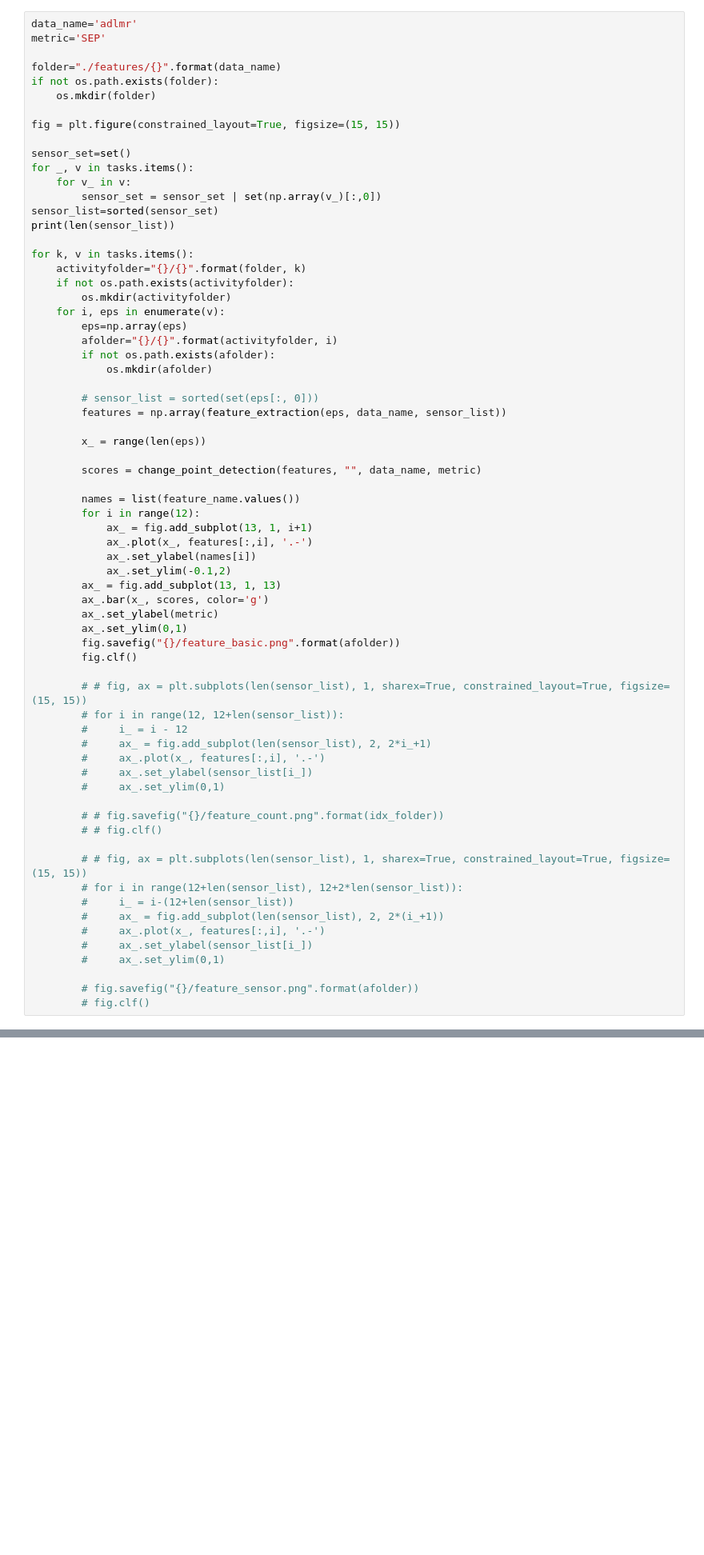
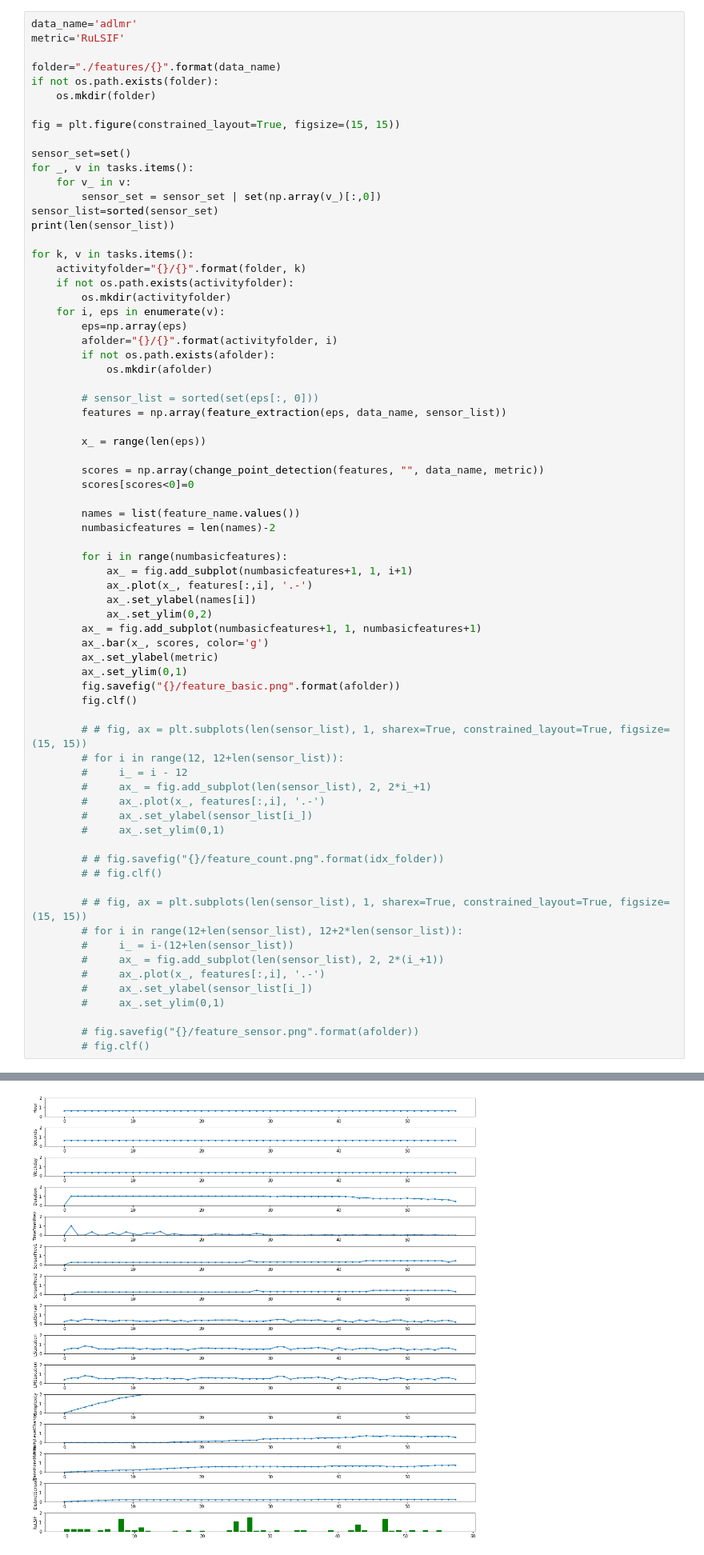
Before and after one commit to cdsnlab/AIoTService, a Jupyter notebook: segmentation/adlmr.ipynb, the cells around one changed output, grey strips where cells are left out. Shown at 80% size. Saved outputs shown, nothing was run; the diff lists cells and outputs as text; blank space fills up the shorter version.

Commit message:
segmentation: scores based on RuLSIF

```diff
--- a/segmentation/adlmr.ipynb
+++ b/segmentation/adlmr.ipynb
@@ -31,7 +31,7 @@ text = f.readlines()
 tasks = read_adlmr(text)
 # %%
 data_name='adlmr'
-metric='SEP'
+metric='RuLSIF'
 
 folder="./features/{}".format(data_name)
 if not os.path.exists(folder):
@@ -61,15 +61,18 @@ for k, v in tasks.items():
 
         x_ = range(len(eps))
 
-        scores = change_point_detection(features, "", data_name, metric)
+        scores = np.array(change_point_detection(features, "", data_name, metric))
+        scores[scores<0]=0
 
         names = list(feature_name.values())
-        for i in range(12):
-            ax_ = fig.add_subplot(13, 1, i+1)
+        numbasicfeatures = len(names)-2
+
+        for i in range(numbasicfeatures):
+            ax_ = fig.add_subplot(numbasicfeatures+1, 1, i+1)
             ax_.plot(x_, features[:,i], '.-')
             ax_.set_ylabel(names[i])
-            ax_.set_ylim(-0.1,2)
-        ax_ = fig.add_subplot(13, 1, 13)
+            ax_.set_ylim(0,2)
+        ax_ = fig.add_subplot(numbasicfeatures+1, 1, numbasicfeatures+1)
         ax_.bar(x_, scores, color='g')
         ax_.set_ylabel(metric)
         ax_.set_ylim(0,1)
@@ -97,3 +100,4 @@ for k, v in tasks.items():
 
         # fig.savefig("{}/feature_sensor.png".format(afolder))
         # fig.clf()
+# %% [output]
@@ -99,0 +106 @@ for k, v in tasks.items():
+[figure, added]
```
Also changed, not shown: parts of 1 cell of this notebook, 5 other files.
